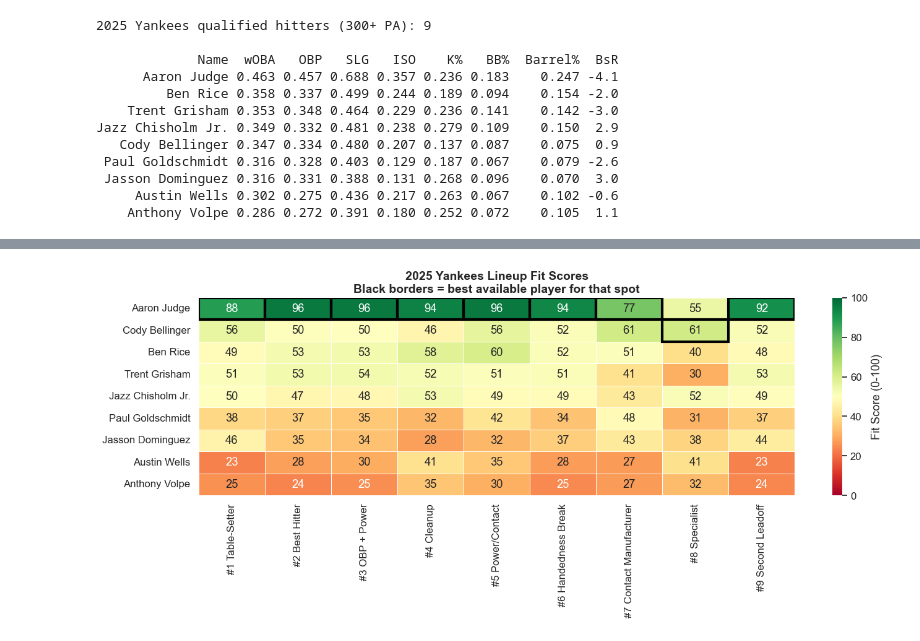
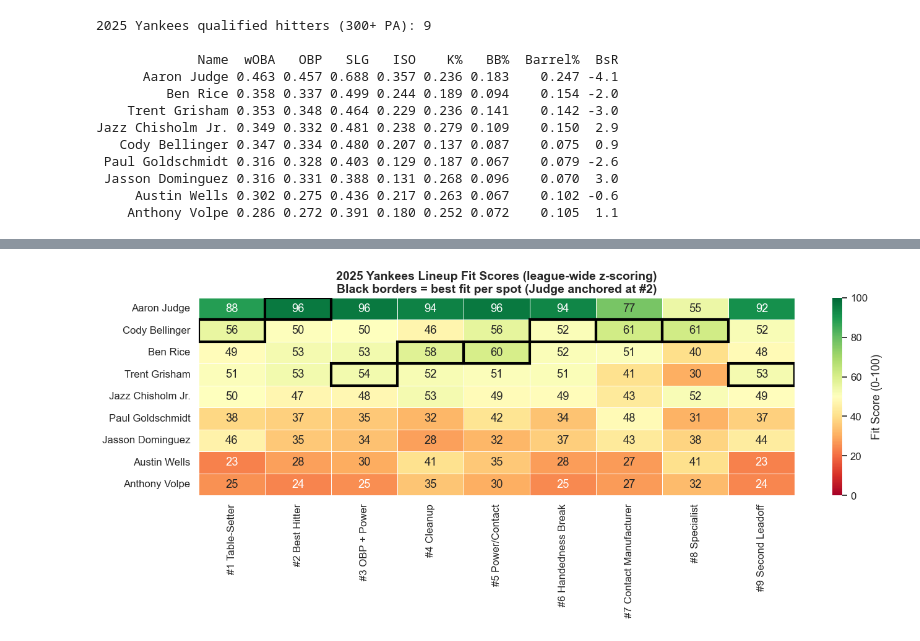
Before and after one commit to regimeiq/fire_fishman, a Jupyter notebook: notebooks/12_ideal_lineup.ipynb, the cells around one changed output, grey strips where cells are left out. Saved outputs shown, nothing was run; the diff lists cells and outputs as text; code cells hidden in the pictures.

```diff
--- a/notebooks/12_ideal_lineup.ipynb
+++ b/notebooks/12_ideal_lineup.ipynb
@@ -419,39 +454,41 @@ Overloaded players (best fit for multiple spots):
 # %%
-# Figure 1: Fit score heatmap — each Yankee vs each lineup spot
-fig, ax = plt.subplots(figsize=(14, max(6, len(nyy_25_teams) * 0.6)))
+# Figure 1: Fit score heatmap — all Yankees vs all spots (full picture)
+# Judge is included to show he dominates; the gap analysis below removes him
+fig, ax = plt.subplots(figsize=(14, max(6, len(nyy_fit) * 0.6)))
 
 spot_cols = [c for c in range(1, 10) if c in nyy_fit.columns]
 plot_data = nyy_fit.set_index("Name")[spot_cols].copy()
 plot_data = plot_data.loc[plot_data.max(axis=1).sort_values(ascending=False).index]
 
 col_labels = [f"#{s} {LINEUP_PROFILES[s]['name']}" for s in spot_cols]
 plot_data.columns = col_labels
 
 sns.heatmap(plot_data, annot=True, fmt=".0f", cmap="RdYlGn",
             vmin=0, vmax=100, linewidths=0.5,
             cbar_kws={"label": "Fit Score (0-100)"},
             ax=ax)
 
-# Mark best fit for each spot
+# Mark gap analysis assignments (Judge anchored at #2, rest by best fit)
 for _, row in gap_df.iterrows():
     player_name = row["best_fit"]
     spot = int(row["spot"])
     if player_name in plot_data.index:
         y_pos = list(plot_data.index).index(player_name)
         x_pos = spot - 1
         ax.add_patch(plt.Rectangle((x_pos, y_pos), 1, 1,
                                     fill=False, edgecolor="black", linewidth=3))
 
-ax.set_title("2025 Yankees Lineup Fit Scores\nBlack borders = best available player for that spot",
+ax.set_title("2025 Yankees Lineup Fit Scores (league-wide z-scoring)\n"
+             "Black borders = best fit per spot (Judge anchored at #2)",
              fontsize=14, fontweight="bold")
 ax.set_ylabel("")
 ax.set_xlabel("")
 
 plt.tight_layout()
 plt.savefig("../outputs/figures/yankees_lineup_heatmap.png", dpi=150, bbox_inches="tight")
 plt.show()
 # %% [output]
-[figure, old version]
+[figure, new version]
 # %%
 # Figure 2: Gap analysis bar chart
 fig, ax = plt.subplots(figsize=(14, 7))
```
Also changed, not shown: parts of 4 cells of this notebook, 4 other files.
